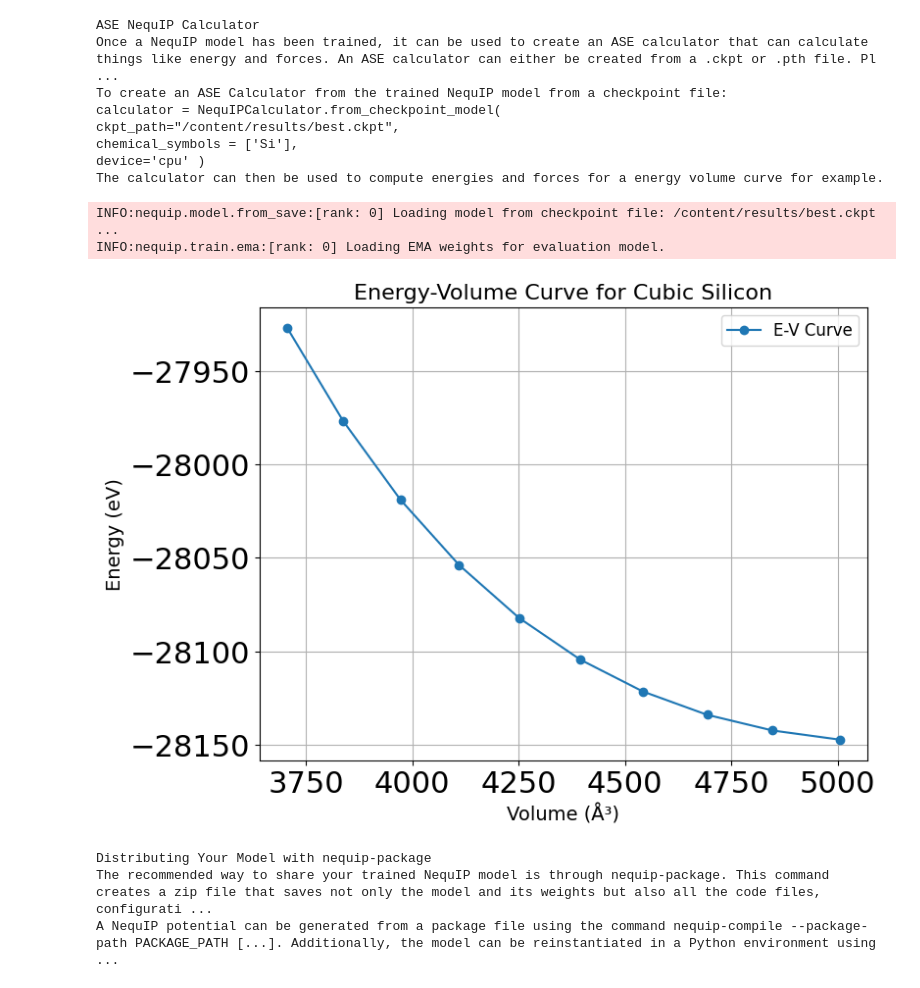
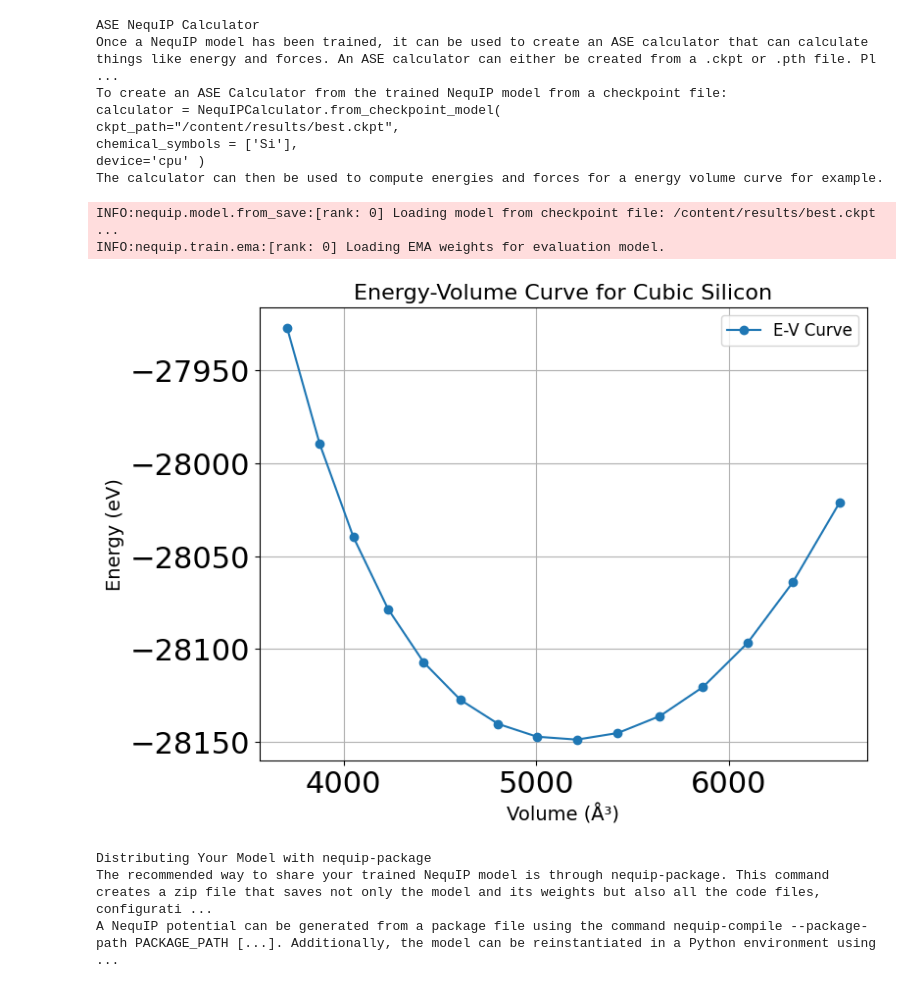
Before and after one commit to mir-group/nequip-tutorial, a Jupyter notebook: NequIP_Tutorial.ipynb, the cells around one changed output. Saved outputs shown, nothing was run; the diff lists cells and outputs as text; code cells hidden in the pictures.

```diff
--- a/NequIP_Tutorial.ipynb
+++ b/NequIP_Tutorial.ipynb
@@ -616,36 +574,36 @@ calculator = NequIPCalculator.from_checkpoint_model(ckpt_path="/content/results/
                                                     device='cpu' )
 
 # Range of scaling factors for lattice constant
-scaling_factors = np.linspace(0.95, 1.05, 10)
+scaling_factors = np.linspace(0.95, 1.15, 15)
 volumes = []
 energies = []
 
 # Loop through scaling factors, calculate energy, and collect volumes and energies
 for scale in scaling_factors:
 
     # Generate the cubic silicon structure with 216 atoms
     scaled_si = bulk("Si", crystalstructure="diamond", a=5.43 * scale, cubic=True)
     scaled_si *= (3, 3, 3)  # Make a supercell (3x3x3) to get 216 atoms
     scaled_si.calc = calculator
 
     volume = scaled_si.get_volume()
     energy = scaled_si.get_potential_energy()
     volumes.append(volume)
     energies.append(energy)
 
 # Plot the energy-volume curve
 plt.figure(figsize=(8, 6))
 plt.plot(volumes, energies, marker='o', label="E-V Curve")
 plt.xlabel("Volume (Å³)", fontsize=14)
 plt.ylabel("Energy (eV)", fontsize=14)
 plt.title("Energy-Volume Curve for Cubic Silicon", fontsize=16)
 plt.legend(fontsize=12)
 plt.grid()
 plt.show()
 # %% [output]
 INFO:nequip.model.from_save:[rank: 0] Loading model from checkpoint file: /content/results/best.ckpt ...
 INFO:nequip.train.ema:[rank: 0] Loading EMA weights for evaluation model.
-[figure, old version]
+[figure, new version]
 # %%
 # @title Distributing Your Model with `nequip-package`
 %%html
```
Also changed, not shown: parts of 22 cells of this notebook.
